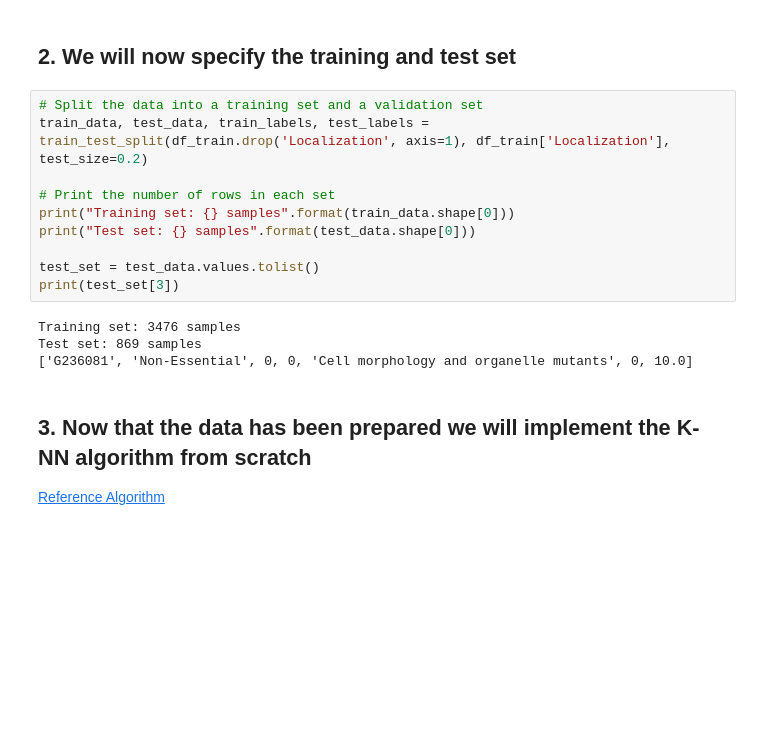
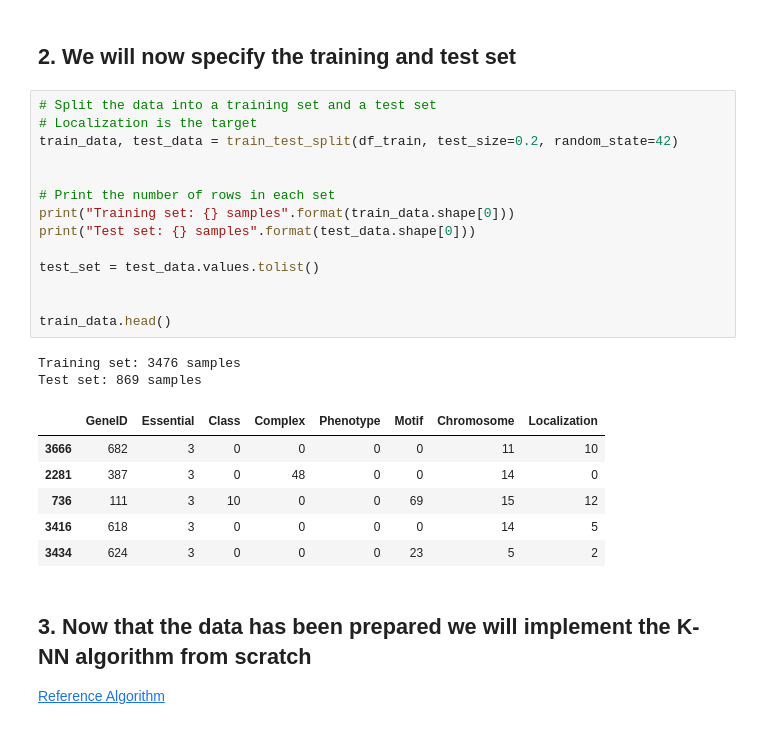
Before and after one commit to ddalton-jpl/data_mining_hwk_2, a Jupyter notebook: classification_model.ipynb, the cells around one changed output. Saved outputs shown, nothing was run; the diff lists cells and outputs as text; blank space fills up the shorter version.

Commit message:
printing matching values

```diff
--- a/classification_model.ipynb
+++ b/classification_model.ipynb
@@ -44,19 +50,28 @@ label_encoder = LabelEncoder()
 # %% [markdown]
 ## 2. We will now specify the training and test set
 # %%
-# Split the data into a training set and a validation set
-train_data, test_data, train_labels, test_labels = train_test_split(df_train.drop('Localization', axis=1), df_train['Localization'], test_size=0.2)
+# Split the data into a training set and a test set
+# Localization is the target
+train_data, test_data = train_test_split(df_train, test_size=0.2, random_state=42)
+
 
 # Print the number of rows in each set
 print("Training set: {} samples".format(train_data.shape[0]))
 print("Test set: {} samples".format(test_data.shape[0]))
 
 test_set = test_data.values.tolist()
-print(test_set[3])
+
+
+train_data.head()
 # %% [output]
 Training set: 3476 samples
 Test set: 869 samples
-['G236081', 'Non-Essential', 0, 0, 'Cell morphology and organelle mutants', 0, 10.0]
+|  | GeneID | Essential | Class | Complex | Phenotype | Motif | Chromosome | Localization |
+| 3666 | 682 | 3 | 0 | 0 | 0 | 0 | 11 | 10 |
+| 2281 | 387 | 3 | 0 | 48 | 0 | 0 | 14 | 0 |
+| 736 | 111 | 3 | 10 | 0 | 0 | 69 | 15 | 12 |
+| 3416 | 618 | 3 | 0 | 0 | 0 | 0 | 14 | 5 |
+| 3434 | 624 | 3 | 0 | 0 | 0 | 23 | 5 | 2 |
 # %% [markdown]
 ## 3. Now that the data has been prepared we will implement the K-NN algorithm from scratch
 
```
Also changed, not shown: parts of 6 cells of this notebook, 1 other file.
